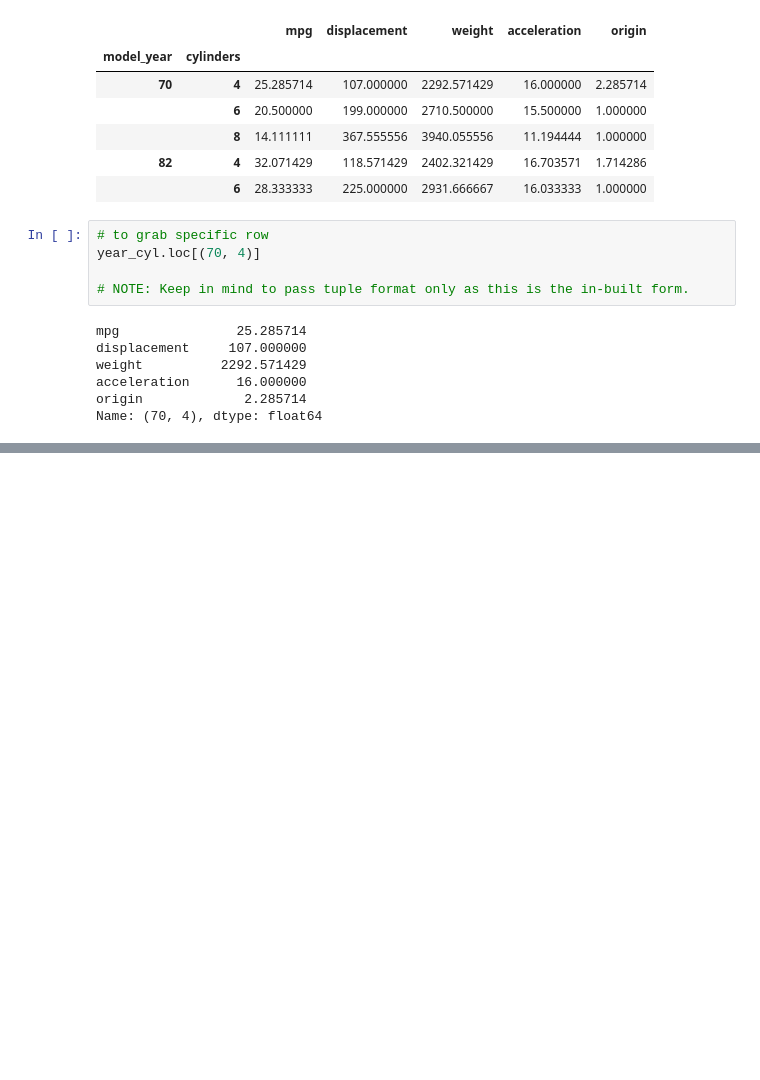
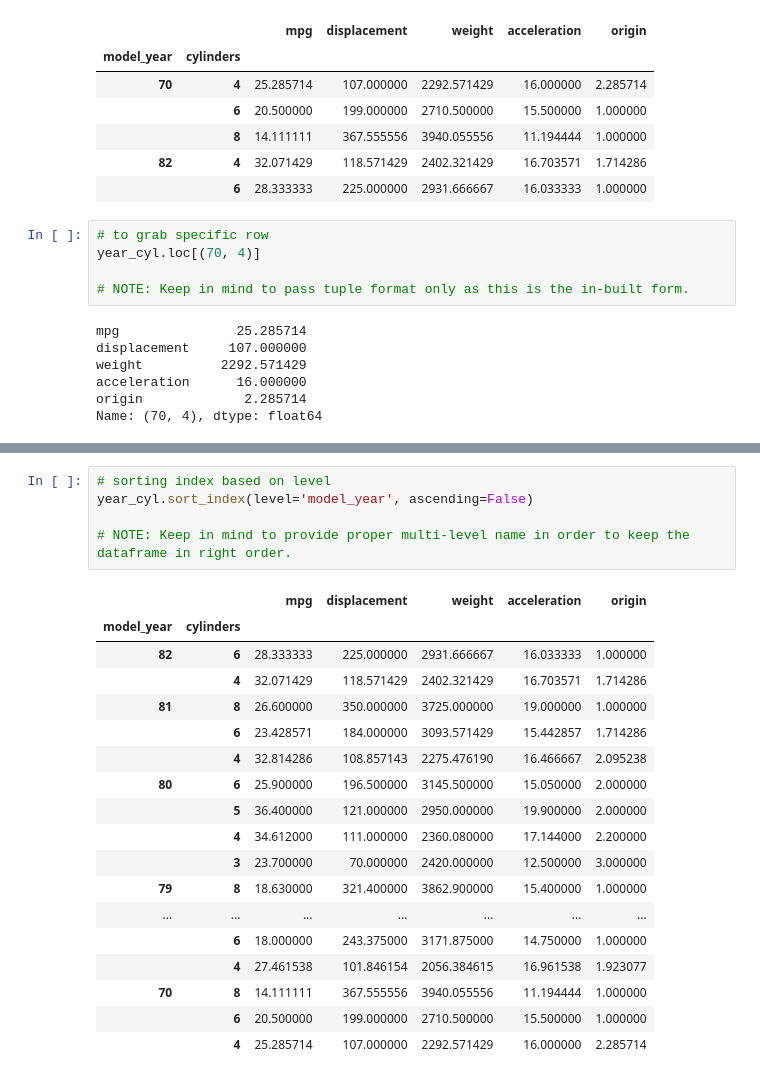
Before and after one commit to ayushgupta-repo/DATA_SCIENCE, a Jupyter notebook: 05_pandas/video_14_15.ipynb, the cells around one changed output, grey strips where cells are left out. Cells and saved outputs as stored; diff of their text form; blank space fills up the shorter version.

```diff
--- a/05_pandas/video_14.ipynb
+++ b/05_pandas/video_14_15.ipynb
@@ -221,0 +331,24 @@ Name: (70, 4), dtype: float64
+# %%
+# sorting index based on level
+year_cyl.sort_index(level='model_year', ascending=False)
+
+# NOTE: Keep in mind to provide proper multi-level name in order to keep the dataframe in right order.
+# %% [output]
+|  |  | mpg | displacement | weight | acceleration | origin |
+| model_year | cylinders |  |  |  |  |  |
+| 82 | 6 | 28.333333 | 225.000000 | 2931.666667 | 16.033333 | 1.000000 |
+|  | 4 | 32.071429 | 118.571429 | 2402.321429 | 16.703571 | 1.714286 |
+| 81 | 8 | 26.600000 | 350.000000 | 3725.000000 | 19.000000 | 1.000000 |
+|  | 6 | 23.428571 | 184.000000 | 3093.571429 | 15.442857 | 1.714286 |
+|  | 4 | 32.814286 | 108.857143 | 2275.476190 | 16.466667 | 2.095238 |
+| 80 | 6 | 25.900000 | 196.500000 | 3145.500000 | 15.050000 | 2.000000 |
+|  | 5 | 36.400000 | 121.000000 | 2950.000000 | 19.900000 | 2.000000 |
+|  | 4 | 34.612000 | 111.000000 | 2360.080000 | 17.144000 | 2.200000 |
+|  | 3 | 23.700000 | 70.000000 | 2420.000000 | 12.500000 | 3.000000 |
+| 79 | 8 | 18.630000 | 321.400000 | 3862.900000 | 15.400000 | 1.000000 |
+| ... | ... | ... | ... | ... | ... | ... |
+|  | 6 | 18.000000 | 243.375000 | 3171.875000 | 14.750000 | 1.000000 |
+|  | 4 | 27.461538 | 101.846154 | 2056.384615 | 16.961538 | 1.923077 |
+| 70 | 8 | 14.111111 | 367.555556 | 3940.055556 | 11.194444 | 1.000000 |
+|  | 6 | 20.500000 | 199.000000 | 2710.500000 | 15.500000 | 1.000000 |
+|  | 4 | 25.285714 | 107.000000 | 2292.571429 | 16.000000 | 2.285714 |
```
Also changed, not shown: parts of 11 cells of this notebook, 1 other file.
